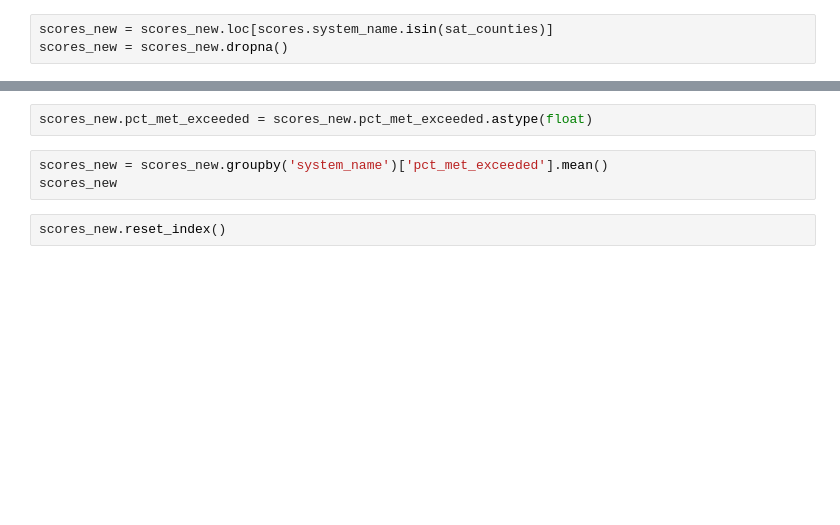
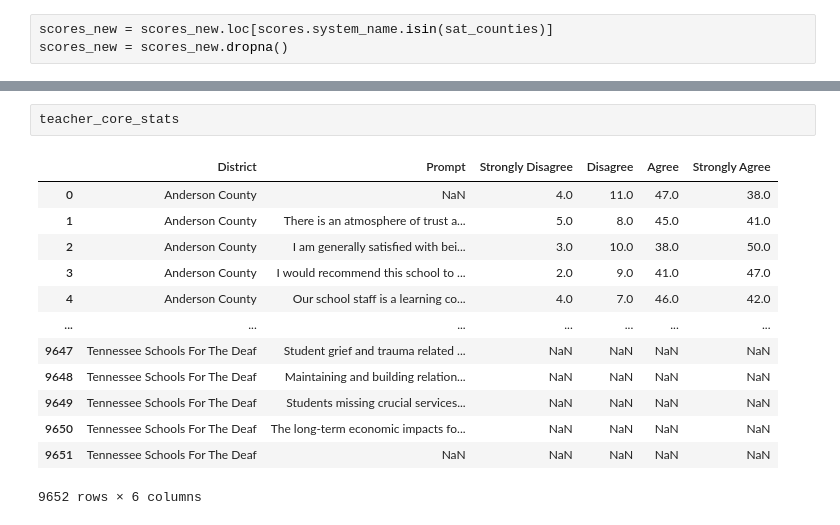
Before and after one commit to JenHall82/jen_capstone, a Jupyter notebook: notebooks/jen_capstone.ipynb, the cells around one changed output, grey strips where cells are left out. Drawn from its saved outputs; the diff is of its cells as text; blank space fills up the shorter version.

```diff
--- a/notebooks/jen_capstone.ipynb
+++ b/notebooks/jen_capstone.ipynb
@@ -184,7 +719,16 @@ scores_new.isna()
-# %%
-scores_new.pct_met_exceeded = scores_new.pct_met_exceeded.astype(float)
-# %%
-scores_new = scores_new.groupby('system_name')['pct_met_exceeded'].mean()
-scores_new
-# %%
-scores_new.reset_index()
+# %%
+teacher_core_stats
+# %% [output]
+|  | District | Prompt | Strongly Disagree | Disagree | Agree | Strongly Agree |
+| 0 | Anderson County | NaN | 4.0 | 11.0 | 47.0 | 38.0 |
+| 1 | Anderson County | There is an atmosphere of trust a... | 5.0 | 8.0 | 45.0 | 41.0 |
+| 2 | Anderson County | I am generally satisfied with bei... | 3.0 | 10.0 | 38.0 | 50.0 |
+| 3 | Anderson County | I would recommend this school to ... | 2.0 | 9.0 | 41.0 | 47.0 |
+| 4 | Anderson County | Our school staff is a learning co... | 4.0 | 7.0 | 46.0 | 42.0 |
+| ... | ... | ... | ... | ... | ... | ... |
+| 9647 | Tennessee Schools For The Deaf | Student grief and trauma related ... | NaN | NaN | NaN | NaN |
+| 9648 | Tennessee Schools For The Deaf | Maintaining and building relation... | NaN | NaN | NaN | NaN |
+| 9649 | Tennessee Schools For The Deaf | Students missing crucial services... | NaN | NaN | NaN | NaN |
+| 9650 | Tennessee Schools For The Deaf | The long-term economic impacts fo... | NaN | NaN | NaN | NaN |
+| 9651 | Tennessee Schools For The Deaf | NaN | NaN | NaN | NaN | NaN |
+9652 rows × 6 columns
```
Also changed, not shown: parts of 47 cells of this notebook.
